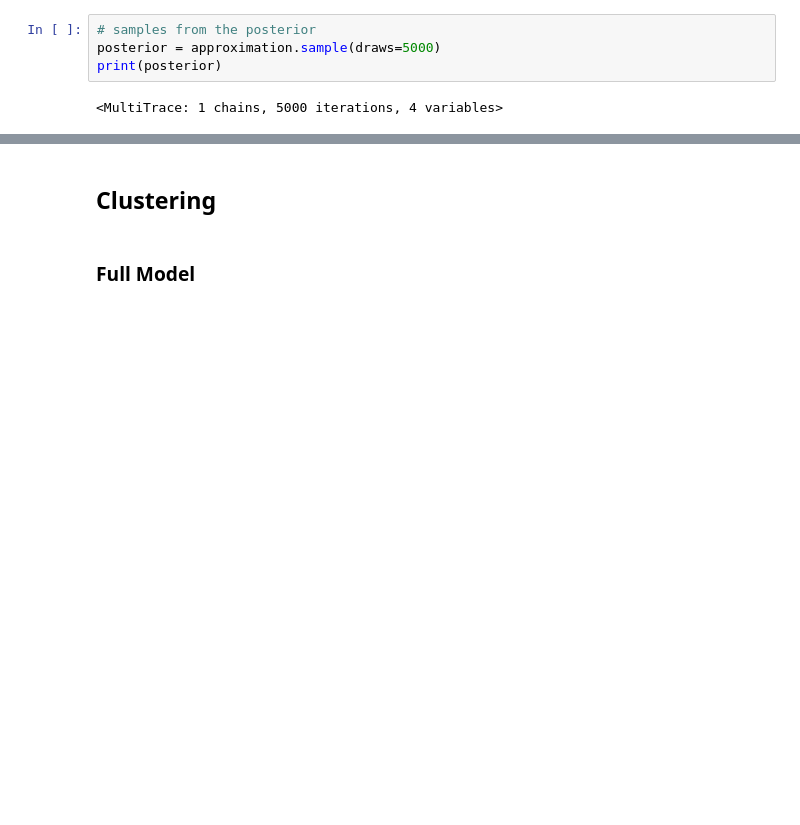
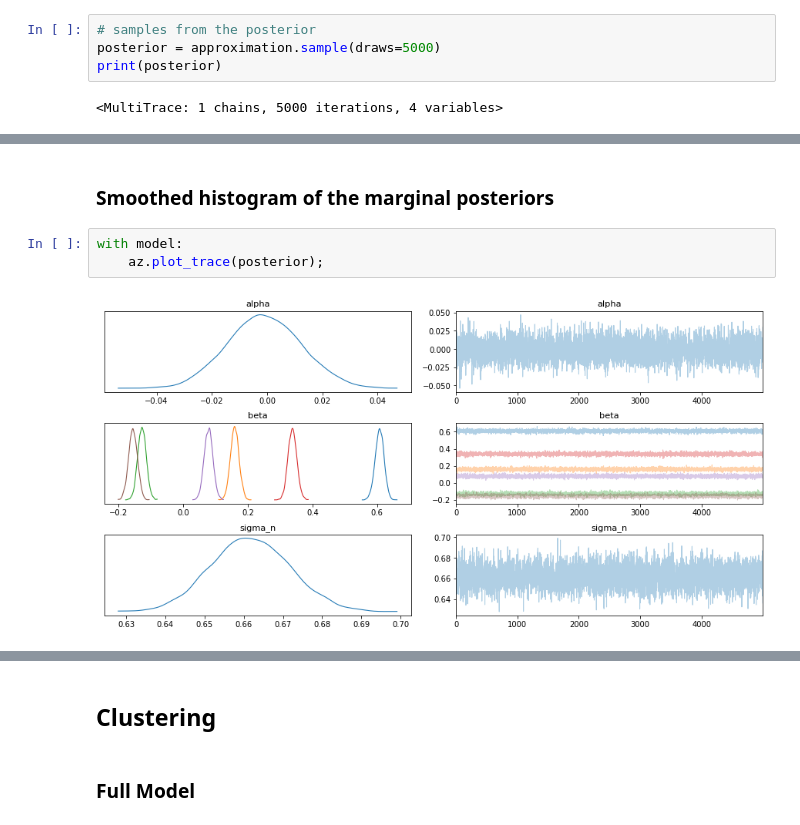
Before and after one commit to carlos20160984/ET5003_SEM1_2021-2, a Jupyter notebook: ET5003_Etivity2_Draft_Carlos_Santiago.ipynb, the cells around one changed output, grey strips where cells are left out. Saved outputs shown, nothing was run; the diff lists cells and outputs as text; blank space fills up the shorter version.

```diff
--- a/ET5003_Etivity2_Draft_Carlos_Santiago.ipynb
+++ b/ET5003_Etivity2_Draft_Carlos_Santiago.ipynb
@@ -642,0 +664,7 @@ MAPE =  0.26730764131959595
+# %% [markdown]
+### Smoothed histogram of the marginal posteriors
+# %%
+with model:
+    az.plot_trace(posterior);
+# %% [output]
+[figure, added]
```
Also changed, not shown: parts of 25 cells of this notebook.
